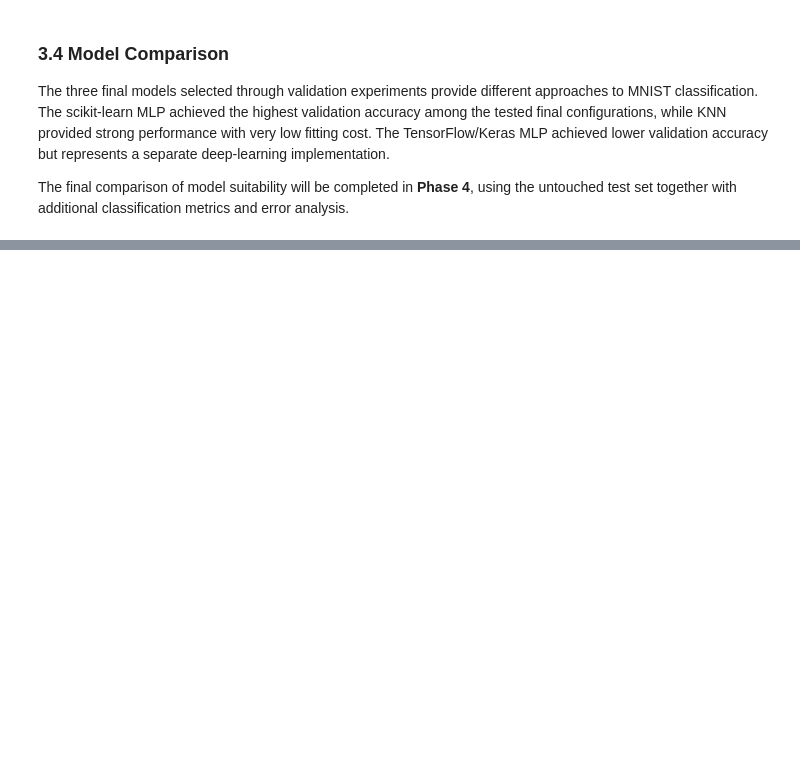
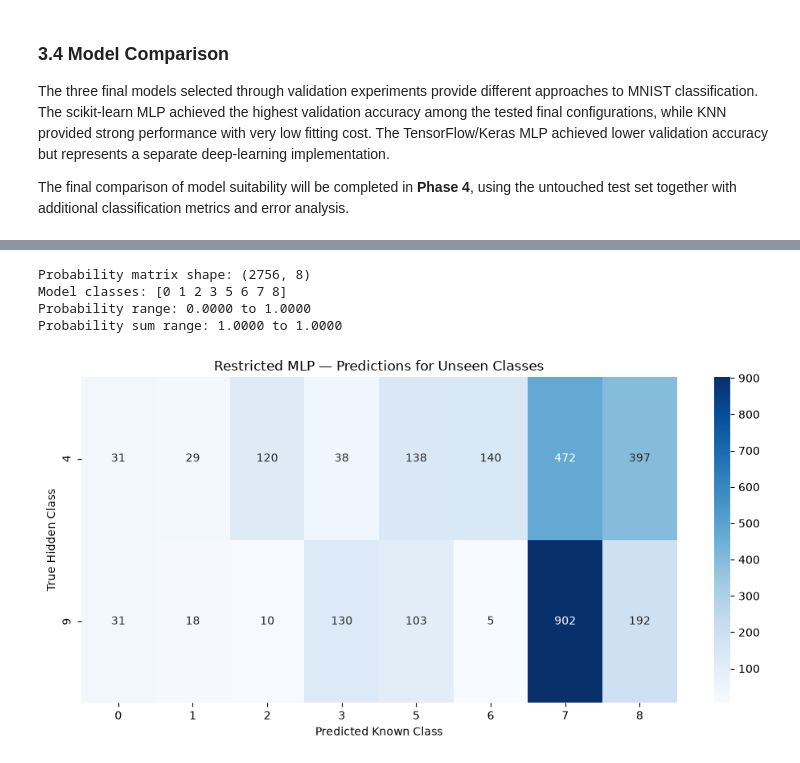
Before and after one commit to ananda-pires/mnist-multiclass-predictive-pipeline, a Jupyter notebook: notebooks/mnist_pipeline.ipynb, the cells around one changed output, grey strips where cells are left out. Drawn from its saved outputs; the diff is of its cells as text; code cells hidden in the pictures; blank space fills up the shorter version.

```diff
--- a/notebooks/mnist_pipeline.ipynb
+++ b/notebooks/mnist_pipeline.ipynb
@@ -2981,0 +1179,9 @@ The probability plots provide an additional view of the model's predictions and
+# %%
+# Define the classes that will be completely hidden from the restricted model.
+hidden_classes = np.array([4, 9])
+
+# The remaining classes are available for training.
+known_classes = np.array([digit for digit in range(10) if digit not in hidden_classes])
+
+print("Hidden classes:", hidden_classes)
+print("Known classes:", known_classes)
@@ -2981,0 +1324,10 @@ The probability plots provide an additional view of the model's predictions and
+# %%
+# Predict the completely unseen classes using the restricted model.
+# The model can only return classes that it learned during training.
+
+hidden_test_pred = mlp_restricted.predict(X_test_hidden_scaled)
+
+print("Predicted classes:", np.unique(hidden_test_pred))
+
+print("\nPrediction distribution:")
+print(pd.Series(hidden_test_pred).value_counts().sort_index())
@@ -2981,0 +1347,61 @@ The probability plots provide an additional view of the model's predictions and
+# %%
+# Obtain the predicted probability distribution across the eight known classes.
+hidden_test_proba = mlp_restricted.predict_proba(X_test_hidden_scaled)
+
+print("Probability matrix shape:", hidden_test_proba.shape)
+print("Model classes:", mlp_restricted.classes_)
+print(
+    f"Probability range: "
+    f"{hidden_test_proba.min():.4f} to {hidden_test_proba.max():.4f}"
+)
+
+print(
+    f"Probability sum range: "
+    f"{hidden_test_proba.sum(axis=1).min():.4f} to "
+    f"{hidden_test_proba.sum(axis=1).max():.4f}"
+)
+# %% [output]
+Probability matrix shape: (2756, 8)
+Model classes: [0 1 2 3 5 6 7 8]
+Probability range: 0.0000 to 1.0000
+Probability sum range: 1.0000 to 1.0000
+# %%
+# Create a confusion matrix showing how the unseen classes
+# are assigned to the classes known by the restricted model.
+#
+# The full label list contains both hidden and known classes.
+# We then keep only the rows for the hidden classes and the
+# columns for the known classes.
+
+all_labels = np.concatenate([hidden_classes, known_classes])
+
+full_hidden_confusion_matrix = confusion_matrix(
+    y_test_hidden,
+    hidden_test_pred,
+    labels=all_labels
+)
+
+# Keep only the hidden-class rows and known-class columns.
+hidden_confusion_matrix = full_hidden_confusion_matrix[
+    :len(hidden_classes),
+    len(hidden_classes):
+]
+
+plt.figure(figsize=(10, 5))
+sns.heatmap(
+    hidden_confusion_matrix,
+    annot=True,
+    fmt="d",
+    cmap="Blues",
+    square=False,
+    xticklabels=known_classes,
+    yticklabels=hidden_classes
+)
+
+plt.title("Restricted MLP — Predictions for Unseen Classes")
+plt.xlabel("Predicted Known Class")
+plt.ylabel("True Hidden Class")
+plt.tight_layout()
+plt.show()
+# %% [output]
+[figure, added]
```
Also changed, not shown: parts of 174 cells of this notebook, 10 other files.
